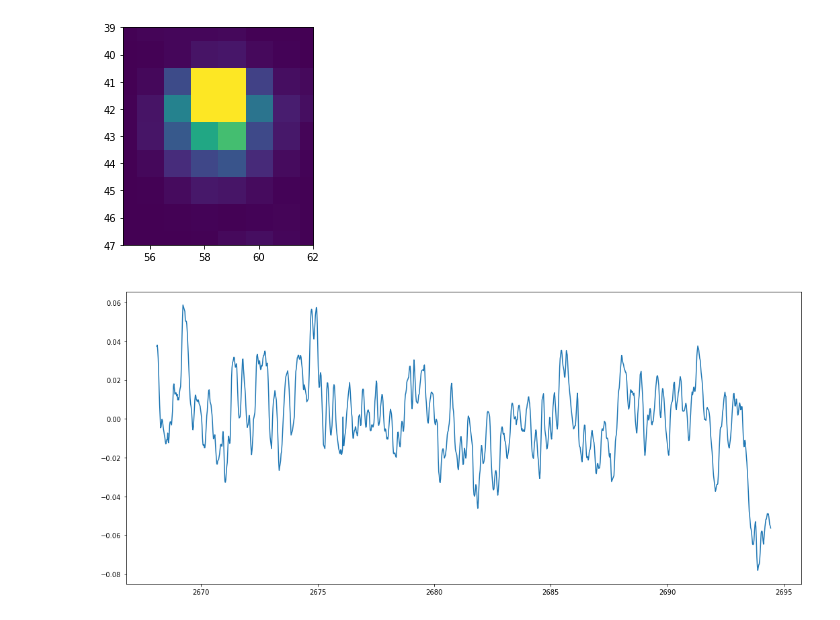
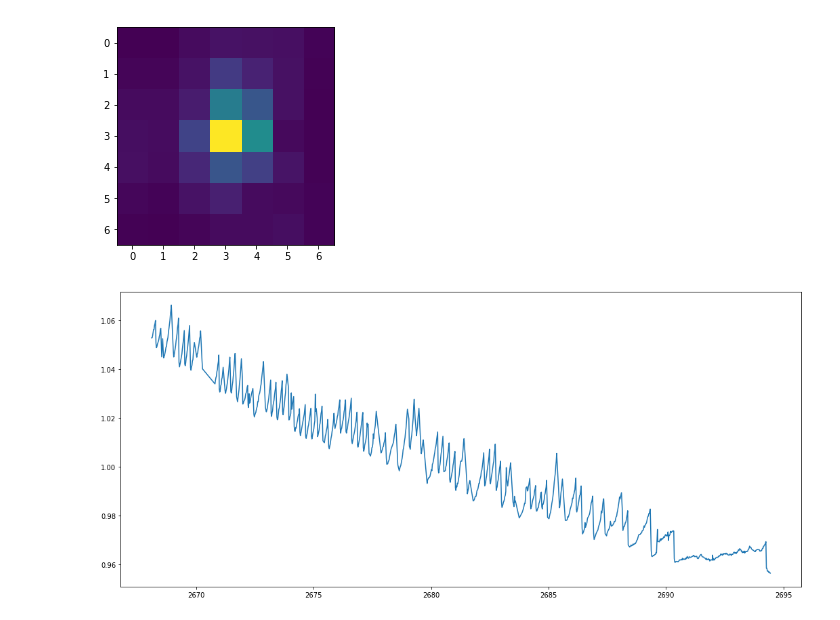
Before and after one commit to rodluger/L1, a Jupyter notebook: c9-test.ipynb, the cells around one changed output. Drawn from its saved outputs; the diff is of its cells as text; code cells hidden in the pictures.

```diff
--- a/c9-test.ipynb
+++ b/c9-test.ipynb
@@ -82,3 +83,3 @@ def getFlux(plot=True):
 # %%
 # Get the flux
-time, flux = getFlux(True)
+time, flux, flags = getFlux()
@@ -87,20 +86,20 @@ time, flux = getFlux(True)
+# %%
+# This is our target
+target_ind = 22
+target = np.array(flux[target_ind][:, 3:10, 3:10])
+target_flags = flags[target_ind]
+
+# Remove it from the image so we don't use it as a regressor.
+flux = flux[:target_ind] + flux[target_ind + 1:]
 # %%
-# This is our target
-pl.imshow(flux[0], vmax=1e4)
-c0 = 55
-c1 = 62
-r0 = 39
-r1 = 47
-pl.xlim(c0, c1);
-pl.ylim(r1, r0);
-
-# This is its raw light curve
-target = flux[:, r0:r1, c0:c1]
+# Plot it
+pl.imshow(np.nanmedian(target, axis=0), vmax=1e4)
 target_lc = np.nansum(target, axis=(1, 2))
 target_lc = target_lc / np.nanmedian(target_lc) - 1
+target_lc = InterpolateOverFlags(target_lc, target_flags)
 target_lc = InterpolateOverOutliers(target_lc, 2)
 fig = pl.figure(figsize=(18, 8))
-pl.plot(time, target_lc);
+pl.plot(time, target_lc + 1);
 # %% [output]
-[figure, old version]
+[figure, new version]
-[figure, old version]
+[figure, new version]
```
Also changed, not shown: parts of 10 cells of this notebook.
